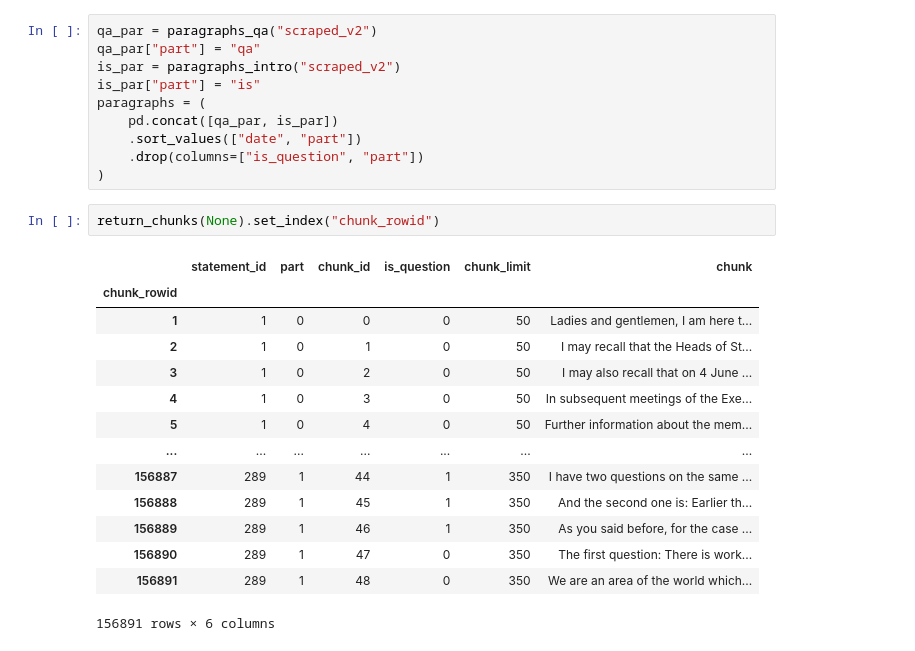
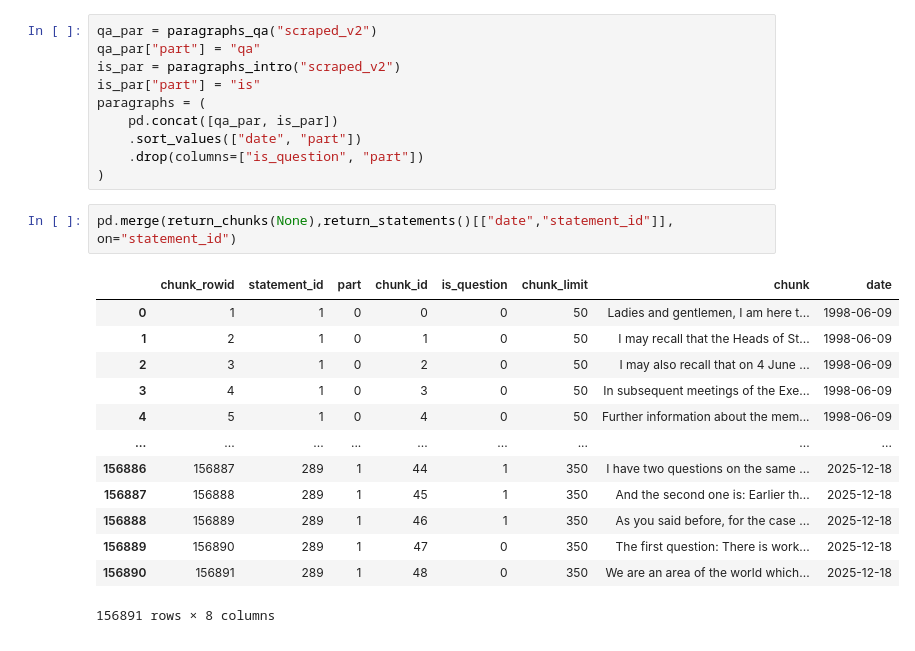
Before and after one commit to kubovotny/bachelor-thesis, a Jupyter notebook: source/analysis/nlp_analysis.ipynb, the cells around one changed output. Saved outputs shown, nothing was run; the diff lists cells and outputs as text.

```diff
--- a/source/analysis/nlp_analysis.ipynb
+++ b/source/analysis/nlp_analysis.ipynb
@@ -24,23 +25,22 @@ paragraphs = (
     .sort_values(["date", "part"])
     .drop(columns=["is_question", "part"])
 )
-# %%
-return_chunks(None).set_index("chunk_rowid")
-# %% [output]
-|  | statement_id | part | chunk_id | is_question | chunk_limit | chunk |
-| chunk_rowid |  |  |  |  |  |  |
-| 1 | 1 | 0 | 0 | 0 | 50 | Ladies and gentlemen, I am here t... |
-| 2 | 1 | 0 | 1 | 0 | 50 | I may recall that the Heads of St... |
-| 3 | 1 | 0 | 2 | 0 | 50 | I may also recall that on 4 June ... |
-| 4 | 1 | 0 | 3 | 0 | 50 | In subsequent meetings of the Exe... |
-| 5 | 1 | 0 | 4 | 0 | 50 | Further information about the mem... |
-| ... | ... | ... | ... | ... | ... | ... |
-| 156887 | 289 | 1 | 44 | 1 | 350 | I have two questions on the same ... |
-| 156888 | 289 | 1 | 45 | 1 | 350 | And the second one is: Earlier th... |
-| 156889 | 289 | 1 | 46 | 1 | 350 | As you said before, for the case ... |
-| 156890 | 289 | 1 | 47 | 0 | 350 | The first question: There is work... |
-| 156891 | 289 | 1 | 48 | 0 | 350 | We are an area of the world which... |
-156891 rows × 6 columns
+# %%
+pd.merge(return_chunks(None),return_statements()[["date","statement_id"]], on="statement_id")
+# %% [output]
+|  | chunk_rowid | statement_id | part | chunk_id | is_question | chunk_limit | chunk | date |
+| 0 | 1 | 1 | 0 | 0 | 0 | 50 | Ladies and gentlemen, I am here t... | 1998-06-09 |
+| 1 | 2 | 1 | 0 | 1 | 0 | 50 | I may recall that the Heads of St... | 1998-06-09 |
+| 2 | 3 | 1 | 0 | 2 | 0 | 50 | I may also recall that on 4 June ... | 1998-06-09 |
+| 3 | 4 | 1 | 0 | 3 | 0 | 50 | In subsequent meetings of the Exe... | 1998-06-09 |
+| 4 | 5 | 1 | 0 | 4 | 0 | 50 | Further information about the mem... | 1998-06-09 |
+| ... | ... | ... | ... | ... | ... | ... | ... | ... |
+| 156886 | 156887 | 289 | 1 | 44 | 1 | 350 | I have two questions on the same ... | 2025-12-18 |
+| 156887 | 156888 | 289 | 1 | 45 | 1 | 350 | And the second one is: Earlier th... | 2025-12-18 |
+| 156888 | 156889 | 289 | 1 | 46 | 1 | 350 | As you said before, for the case ... | 2025-12-18 |
+| 156889 | 156890 | 289 | 1 | 47 | 0 | 350 | The first question: There is work... | 2025-12-18 |
+| 156890 | 156891 | 289 | 1 | 48 | 0 | 350 | We are an area of the world which... | 2025-12-18 |
+156891 rows × 8 columns
 # %%
 paragraphs_lengths = paragraphs.text.str.split().str.len()
 paragraphs["length"] = paragraphs_lengths
```
Also changed, not shown: parts of 3 cells of this notebook, 7 other files.
